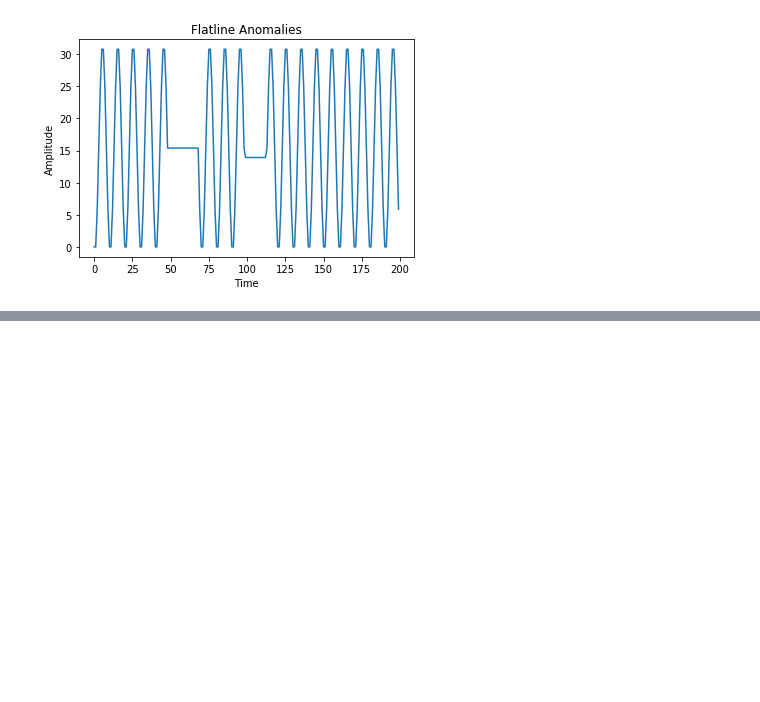
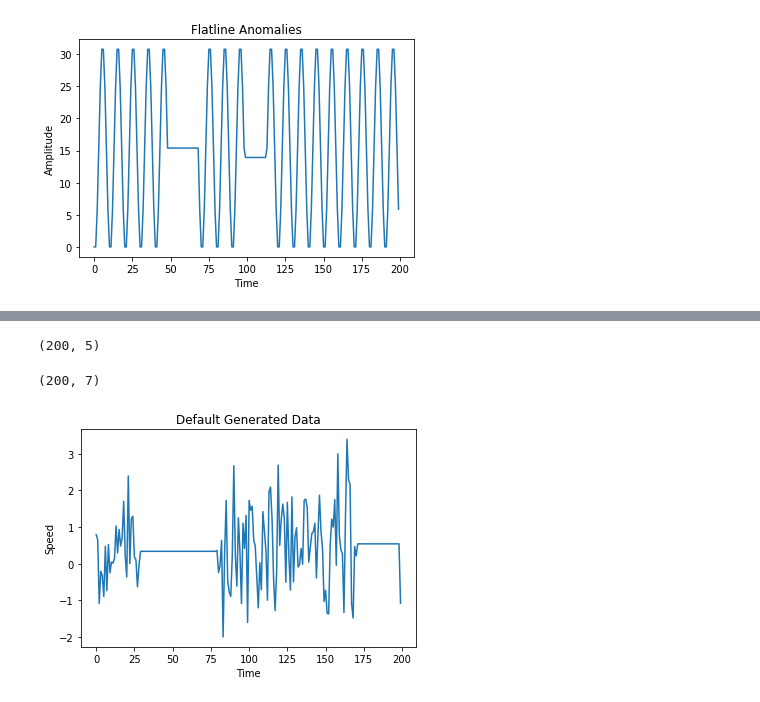
Before and after one commit to ankit-jha/agots, a Jupyter notebook: examples/AnomalyGenerators.ipynb, the cells around one changed output, grey strips where cells are left out. Saved outputs shown, nothing was run; the diff lists cells and outputs as text; code cells hidden in the pictures; blank space fills up the shorter version.

```diff
--- a/examples/AnomalyGenerators.ipynb
+++ b/examples/AnomalyGenerators.ipynb
@@ -64,0 +193,3 @@ plt.show()
+# %%
+df_copy = df_test_fn.head(200)
+df_copy.drop(['adjusted_speed'], axis=1,inplace=True)
@@ -64,0 +210,4 @@ plt.show()
+# %%
+df_copy.shape
+# %% [output]
+(200, 5)
@@ -64,0 +284,12 @@ plt.show()
+# %%
+flatline_gen = FlatlineAnomalyGenerator('speed','50','2','output_col')
+df_flatline = flatline_gen.execute(df_copy)
+print(df_flatline.shape)
+plt.plot(df_flatline.index,df_flatline.output_col)
+plt.xlabel('Time')
+plt.ylabel('Speed')
+plt.title('Default Generated Data');
+plt.show()
+# %% [output]
+(200, 7)
+[figure, added]
```
Also changed, not shown: parts of 22 cells of this notebook, 1 other file.
